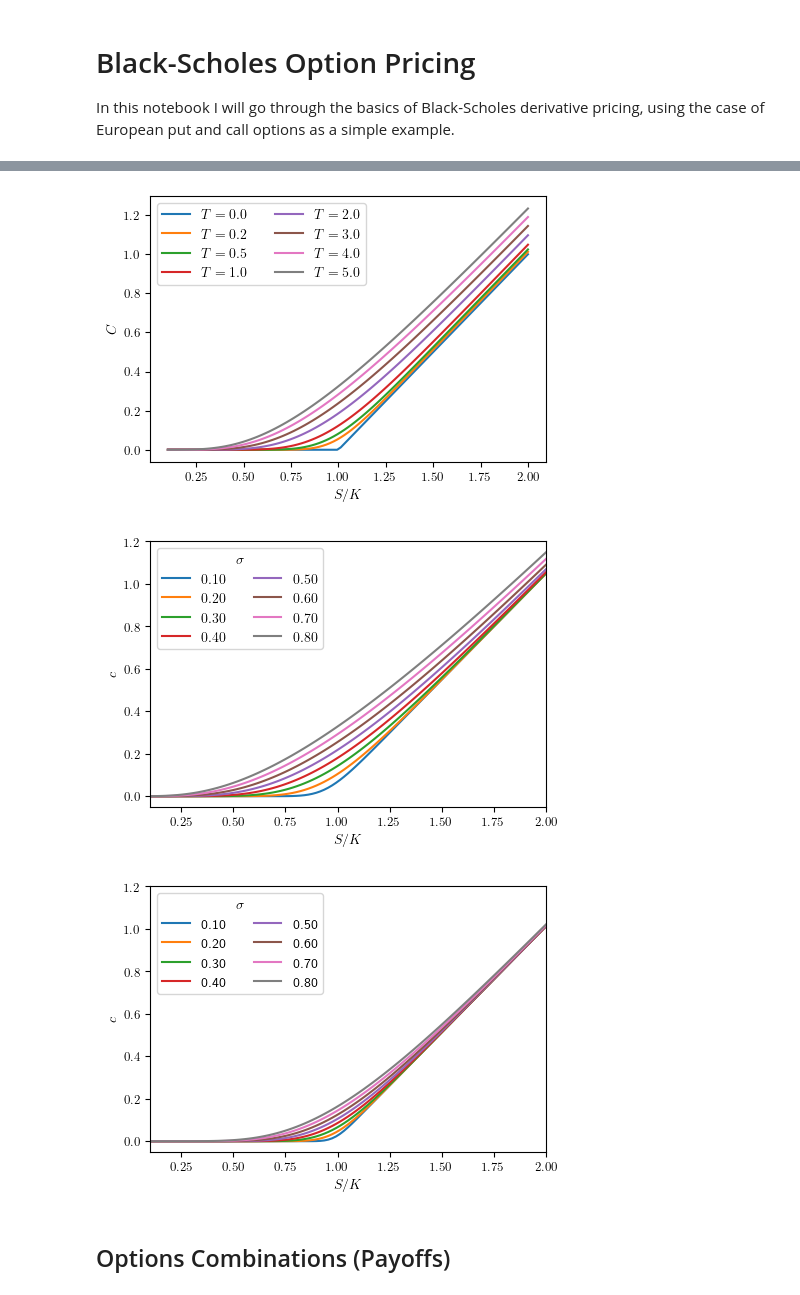
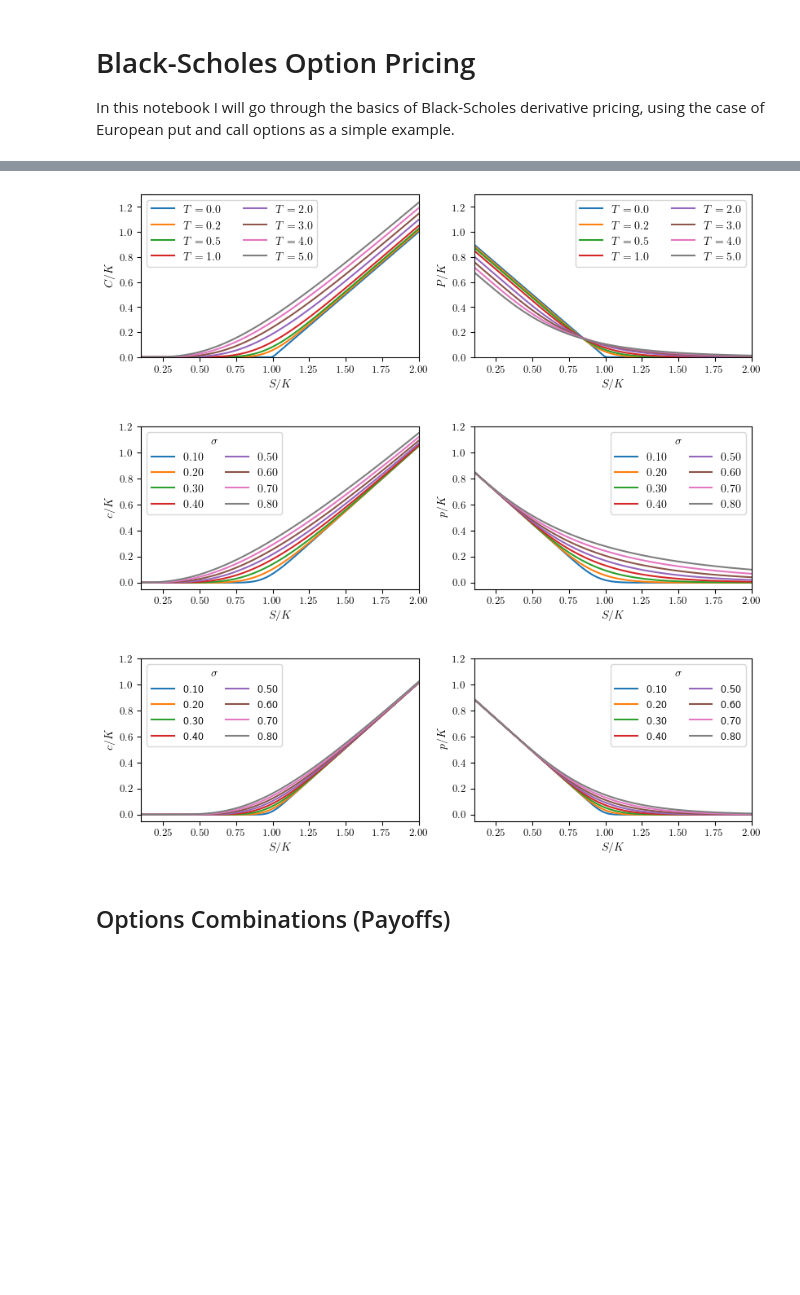
Before and after one commit to jonathanbraden/Finance, a Jupyter notebook: Black_Scholes.ipynb, the cells around one changed output, grey strips where cells are left out. Cells and saved outputs as stored; diff of their text form; code cells hidden in the pictures; blank space fills up the shorter version.

```diff
--- a/Black_Scholes.ipynb
+++ b/Black_Scholes.ipynb
@@ -49,38 +56,59 @@ $$ d_1 = \frac{1}{\bar{\sigma}}\left[\ln\left(\bar{S}/\bar{K}\right) + \frac{\ba
 $$ d_2 = \frac{1}{\bar{\sigma}}\left[\ln\left(\bar{S}/\bar{K}\right) - \frac{\bar{\sigma}^2}{2} \right] $$
 which only depends on 3 independent parameters instead of 6.
 # %%
+fig, axs = plt.subplots(ncols=2, figsize=(10,2.5))
+
 sVals = np.linspace(0.1,2.,101)
 
 for t in [0.,0.25, 0.5, 1., 2., 3., 4., 5.]:
-    plt.plot(sVals, call_european(sVals, 1., 0.05, 0.25, t), label=r'$T=%.1f$' % t)
+    axs[0].plot(sVals, call_european(sVals, 1., 0.05, 0.25, t), label=r'$T=%.1f$' % t)
+    axs[1].plot(sVals, put_european(sVals, 1., 0.05, 0.25, t, 0.), label=r'$T=%.1f$' % t)
 
-plt.xlabel(r'$S/K$'); plt.ylabel(r'$C$')
-plt.legend(ncols=2)
+axs[0].set_xlabel(r'$S/K$'); axs[0].set_ylabel(r'$C/K$')
+axs[0].legend(ncols=2)
+
+axs[1].set_xlabel(r'$S/K$'); axs[1].set_ylabel(r'$P/K$')
+axs[1].legend(ncols=2)
+
+for a_ in axs:
+    a_.set_xlim(sVals[0],sVals[-1])
+    a_.set_ylim(0.,1.3)
 
 plt.show()
 # %% [output]
-[figure, old version]
+[figure, new version]
 # %%
+fig, axs = plt.subplots(ncols=2, figsize=(10,2.5))
+
 for s in np.linspace(0.1,0.8,8):
-    plt.plot(sVals, call_european(sVals, 1., 0.05, s, 1.), label=r'$%.2f$'%s)
+    axs[0].plot(sVals, call_european(sVals, 1., 0.05, s, 1.), label=r'$%.2f$'%s)
+    axs[1].plot(sVals, put_european(sVals, 1., 0.05, s, 1., 0.), label=r'$%.2f$'%s)
 
-plt.xlabel(r'$S/K$'); plt.ylabel(r'$c$')
+axs[0].set_xlabel(r'$S/K$'); axs[0].set_ylabel(r'$c/K$')
+axs[1].set_xlabel(r'$S/K$'); axs[1].set_ylabel(r'$p/K$')
 
-plt.ylim(-0.05,1.2); plt.xlim(sVals[0],sVals[-1])
-plt.legend(title=r'$\sigma$',ncols=2)
+for a_ in axs:
+    a_.set_ylim(-0.05,1.2); a_.set_xlim(sVals[0],sVals[-1])
+    a_.legend(title=r'$\sigma$',ncols=2)
 
 plt.show()
 # %% [output]
-[figure, old version]
+[figure, new version]
 # %%
+fig, axs = plt.subplots(ncols=2, figsize=(10,2.5))
+
 for s in np.linspace(0.1,0.8,8):
-    plt.plot(sVals, call_european(sVals, 1., 0.05, s, 0.25), label=r'%.2f'%s)
+    axs[0].plot(sVals, call_european(sVals, 1., 0.05, s, 0.25), label=r'%.2f'%s)
+    axs[1].plot(sVals, put_european(sVals, 1., 0.05, s, 0.25, 0.), label=r'%.2f'%s)
 
-plt.xlabel(r'$S/K$'); plt.ylabel(r'$c$')
+axs[0].set_xlabel(r'$S/K$'); axs[0].set_ylabel(r'$c/K$')
+axs[1].set_xlabel(r'$S/K$'); axs[1].set_ylabel(r'$p/K$')
 
-plt.xlim(sVals[0],sVals[-1]); plt.ylim(-0.05,1.2)
-plt.legend(title=r'$\sigma$', ncols=2)
+axs[0].set_xlim(sVals[0],sVals[-1]); axs[0].set_ylim(-0.05,1.2)
+axs[0].legend(title=r'$\sigma$', ncols=2)
+axs[1].set_xlim(sVals[0],sVals[-1]); axs[1].set_ylim(-0.05,1.2)
+axs[1].legend(title=r'$\sigma$', ncols=2)
 
 plt.show()
 # %% [output]
-[figure, old version]
+[figure, new version]
```
Also changed, not shown: parts of 8 cells of this notebook.
